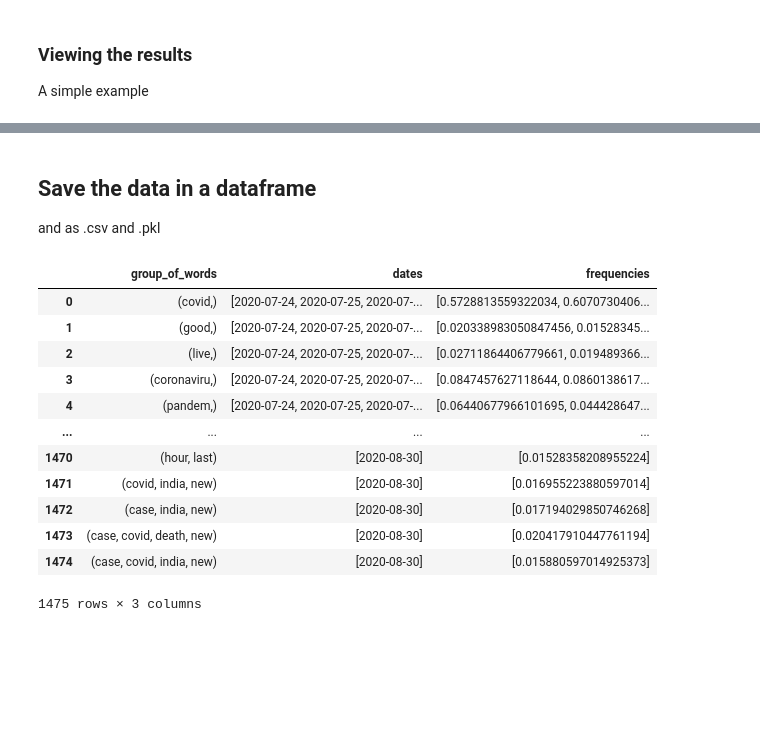
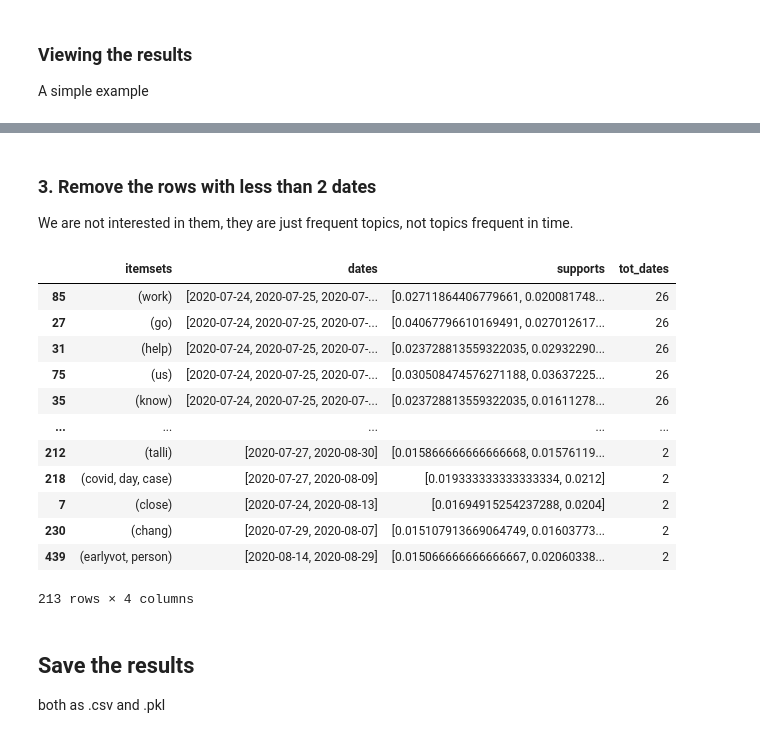
Before and after one commit to DanielePassabi/Uni_DataMining2021_FrequentTopicsThroughTimeProject, a Jupyter notebook: Daniele Passabì 221229/src/02_2_algorithm_with_mlxtend_apriori.ipynb, the cells around one changed output, grey strips where cells are left out. Drawn from its saved outputs; the diff is of its cells as text; code cells hidden in the pictures; blank space fills up the shorter version.

```diff
--- a/Daniele Passabì 221229/src/02_2_algorithm_with_mlxtend_apriori.ipynb
+++ b/Daniele Passabì 221229/src/02_2_algorithm_with_mlxtend_apriori.ipynb
@@ -132,0 +154,16 @@ for res in tqdm(results_list):
+# %%
+words_column = []
+dates_column = []
+count_column = []
+for k,v in final_results.items():
+    words_column.append(k)
+    dates_column.append(v[0])
+    count_column.append(v[1])
+
+final_results_df = pd.DataFrame(
+    {'itemsets': words_column,
+     'dates': dates_column,
+     'supports': count_column
+    })
+
+final_results_df
@@ -133,35 +184,32 @@ for res in tqdm(results_list):
+# %% [markdown]
+### 3. Remove the rows with less than 2 dates
+We are not interested in them, they are just frequent topics, not topics frequent in time.
+# %%
+count_dates = []
+for l in final_results_df["dates"]:
+    count_dates.append(len(l))
+
+final_results_df["tot_dates"] = count_dates
+final_results_df = final_results_df.loc[final_results_df['tot_dates'] > 1]
+final_results_df = final_results_df.sort_values(by=['tot_dates'], ascending=False)
+
+final_results_df
+# %% [output]
+|  | itemsets | dates | supports | tot_dates |
+| 85 | (work) | [2020-07-24, 2020-07-25, 2020-07-... | [0.02711864406779661, 0.020081748... | 26 |
+| 27 | (go) | [2020-07-24, 2020-07-25, 2020-07-... | [0.04067796610169491, 0.027012617... | 26 |
+| 31 | (help) | [2020-07-24, 2020-07-25, 2020-07-... | [0.023728813559322035, 0.02932290... | 26 |
+| 75 | (us) | [2020-07-24, 2020-07-25, 2020-07-... | [0.030508474576271188, 0.03637225... | 26 |
+| 35 | (know) | [2020-07-24, 2020-07-25, 2020-07-... | [0.023728813559322035, 0.01611278... | 26 |
+| ... | ... | ... | ... | ... |
+| 212 | (talli) | [2020-07-27, 2020-08-30] | [0.015866666666666668, 0.01576119... | 2 |
+| 218 | (covid, day, case) | [2020-07-27, 2020-08-09] | [0.019333333333333334, 0.0212] | 2 |
+| 7 | (close) | [2020-07-24, 2020-08-13] | [0.01694915254237288, 0.0204] | 2 |
+| 230 | (chang) | [2020-07-29, 2020-08-07] | [0.015107913669064749, 0.01603773... | 2 |
+| 439 | (earlyvot, person) | [2020-08-14, 2020-08-29] | [0.015066666666666667, 0.02060338... | 2 |
+213 rows × 4 columns
 # %% [markdown]
-## Save the data in a dataframe
-and as .csv and .pkl
+## Save the results
+both as .csv and .pkl
-# %%
-words_column = []
-dates_column = []
-count_column = []
-for k,v in final_results.items():
-    words_column.append(k)
-    dates_column.append(v[0])
-    count_column.append(v[1])
-
-final_results_df = pd.DataFrame(
-    {'group_of_words': words_column,
-     'dates': dates_column,
-     'frequencies': count_column
-    })
-
-final_results_df
-# %% [output]
-|  | group_of_words | dates | frequencies |
-| 0 | (covid,) | [2020-07-24, 2020-07-25, 2020-07-... | [0.5728813559322034, 0.6070730406... |
-| 1 | (good,) | [2020-07-24, 2020-07-25, 2020-07-... | [0.020338983050847456, 0.01528345... |
-| 2 | (live,) | [2020-07-24, 2020-07-25, 2020-07-... | [0.02711864406779661, 0.019489366... |
-| 3 | (coronaviru,) | [2020-07-24, 2020-07-25, 2020-07-... | [0.0847457627118644, 0.0860138617... |
-| 4 | (pandem,) | [2020-07-24, 2020-07-25, 2020-07-... | [0.06440677966101695, 0.044428647... |
-| ... | ... | ... | ... |
-| 1470 | (hour, last) | [2020-08-30] | [0.01528358208955224] |
-| 1471 | (covid, india, new) | [2020-08-30] | [0.016955223880597014] |
-| 1472 | (case, india, new) | [2020-08-30] | [0.017194029850746268] |
-| 1473 | (case, covid, death, new) | [2020-08-30] | [0.020417910447761194] |
-| 1474 | (case, covid, india, new) | [2020-08-30] | [0.015880597014925373] |
-1475 rows × 3 columns
 # %%
 # save the data (could be useful in the future)
```
Also changed, not shown: parts of 13 cells of this notebook, 15 other files.
